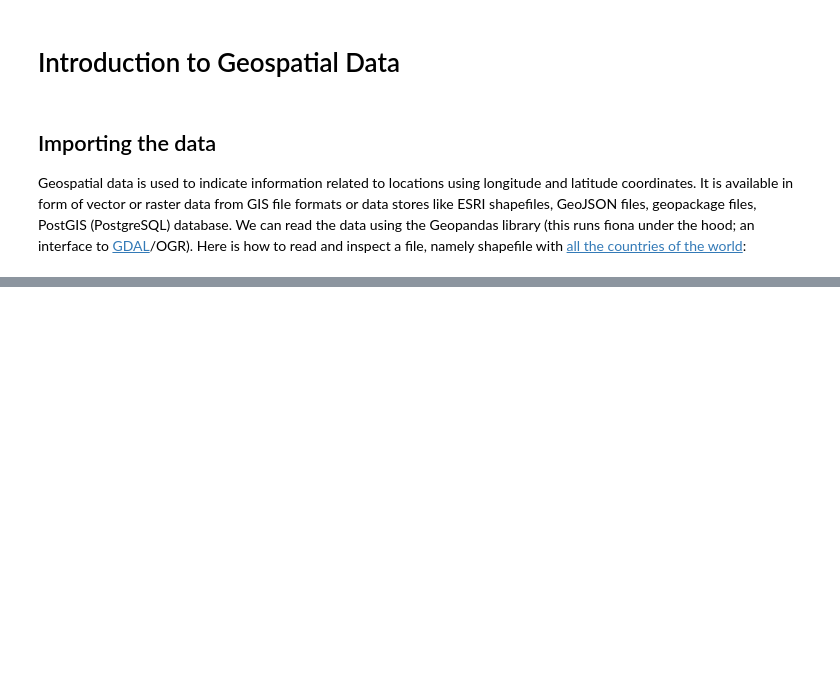
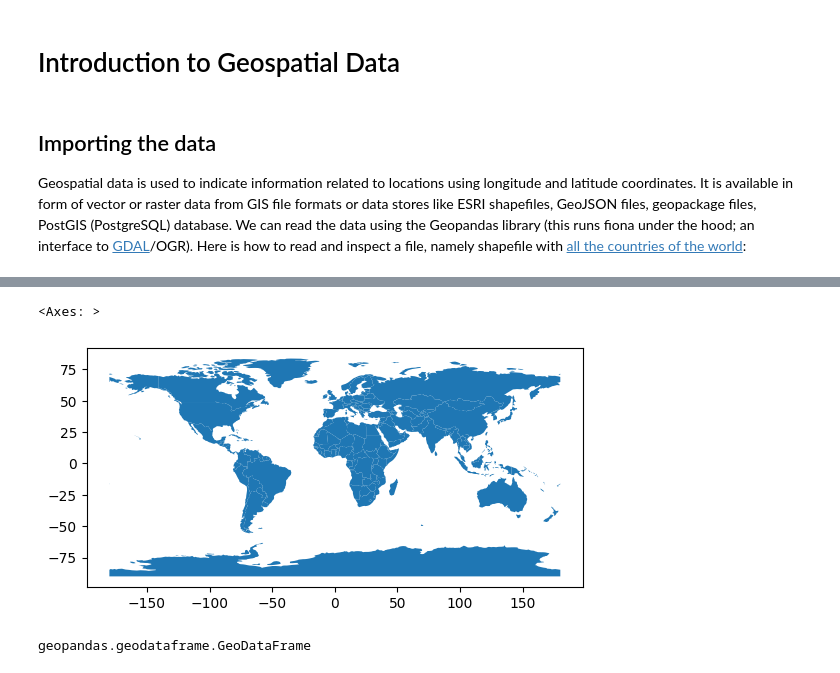
Before and after one commit to liljafreja/geopython, a Jupyter notebook: intro_geospatial_data.ipynb, the cells around one changed output, grey strips where cells are left out. Saved outputs shown, nothing was run; the diff lists cells and outputs as text; code cells hidden in the pictures; blank space fills up the shorter version.

Commit message:
add geospatial data frame infos

```diff
--- a/intro_geospatial_data.ipynb
+++ b/intro_geospatial_data.ipynb
@@ -8,4 +8,4 @@ import geopandas as gp
 ## Importing the data
 Geospatial data is used to indicate information related to locations using longitude and latitude coordinates. It is available in form of vector or raster data from GIS file formats or data stores like ESRI shapefiles, GeoJSON files, geopackage files, PostGIS (PostgreSQL) database. We can read the data using the Geopandas library (this runs fiona under the hood; an interface to [GDAL](https://gdal.org)/OGR). Here is how to read and inspect a file, namely shapefile with [all the countries of the world](http://www.naturalearthdata.com/downloads/110m-cultural-vectors/110m-admin-0-countries/):
 # %%
-countries_data = gp.read_file("data/ne_110m_admin_0_countries/ne_110m_admin_0_countries.shp")
+countries = gp.read_file("data/ne_110m_admin_0_countries/ne_110m_admin_0_countries.shp")
@@ -11,0 +22,9 @@ countries_data = gp.read_file("data/ne_110m_admin_0_countries/ne_110m_admin_0_co
+# %%
+countries.plot()
+# %% [output]
+<Axes: >
+[figure, added]
+# %%
+type(countries)
+# %% [output]
+geopandas.geodataframe.GeoDataFrame
```
Also changed, not shown: parts of 5 cells of this notebook.
